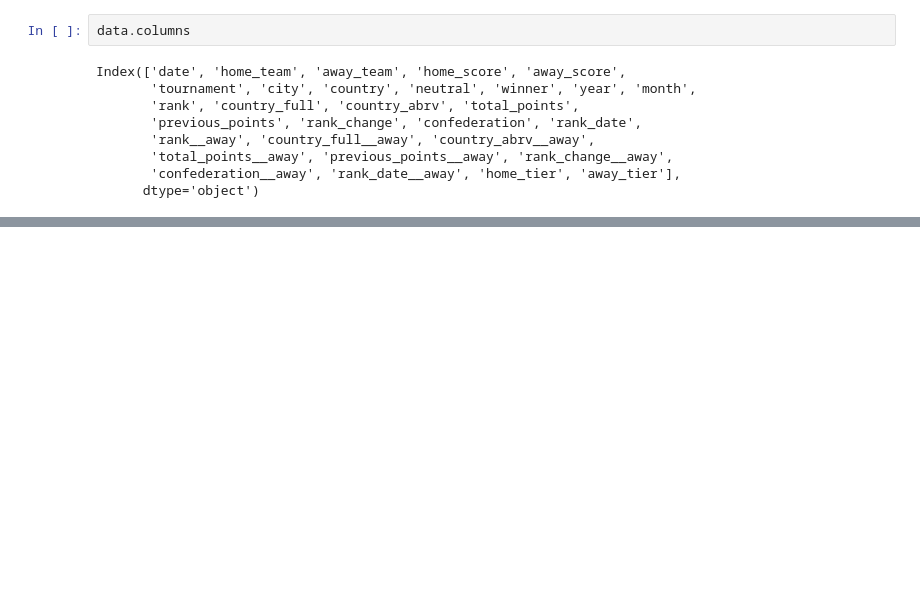
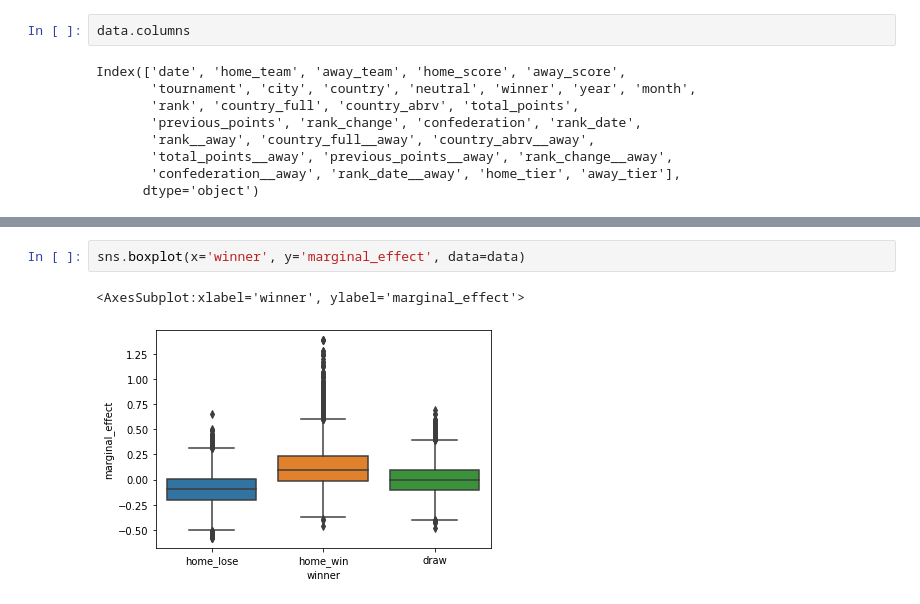
Before and after one commit to Omaraitbenhaddi/ODC-World-Cup-2022-Predictions, a Jupyter notebook: notebooks/data_exploration.ipynb, the cells around one changed output, grey strips where cells are left out. Drawn from its saved outputs; the diff is of its cells as text; blank space fills up the shorter version.

```diff
--- a/notebooks/data_exploration.ipynb
+++ b/notebooks/data_exploration.ipynb
@@ -426,0 +498,5 @@ Index(['date', 'home_team', 'away_team', 'home_score', 'away_score',
+# %%
+sns.boxplot(x='winner', y='marginal_effect', data=data)
+# %% [output]
+<AxesSubplot:xlabel='winner', ylabel='marginal_effect'>
+[figure, added]
```
Also changed, not shown: parts of 40 cells of this notebook, 2 other files.
